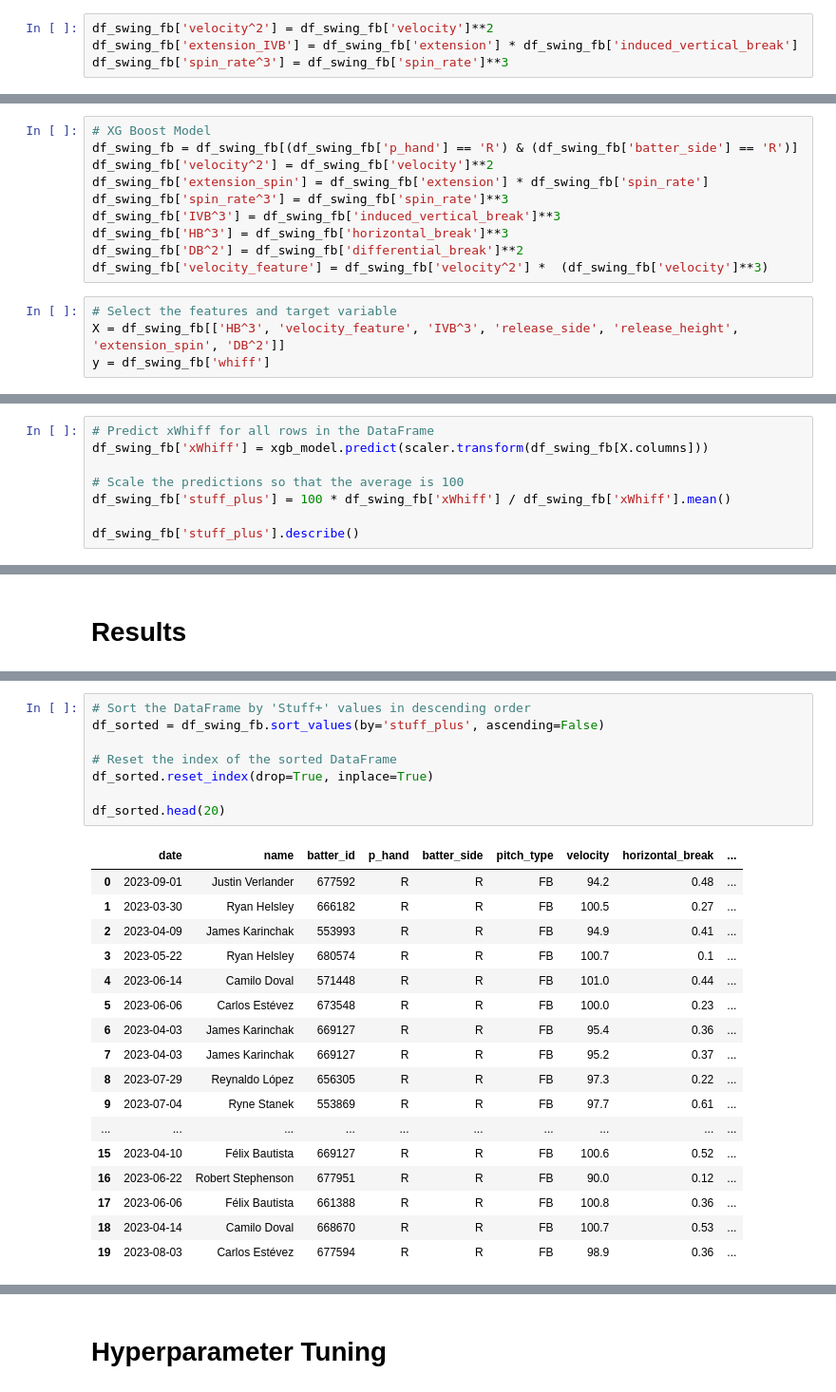
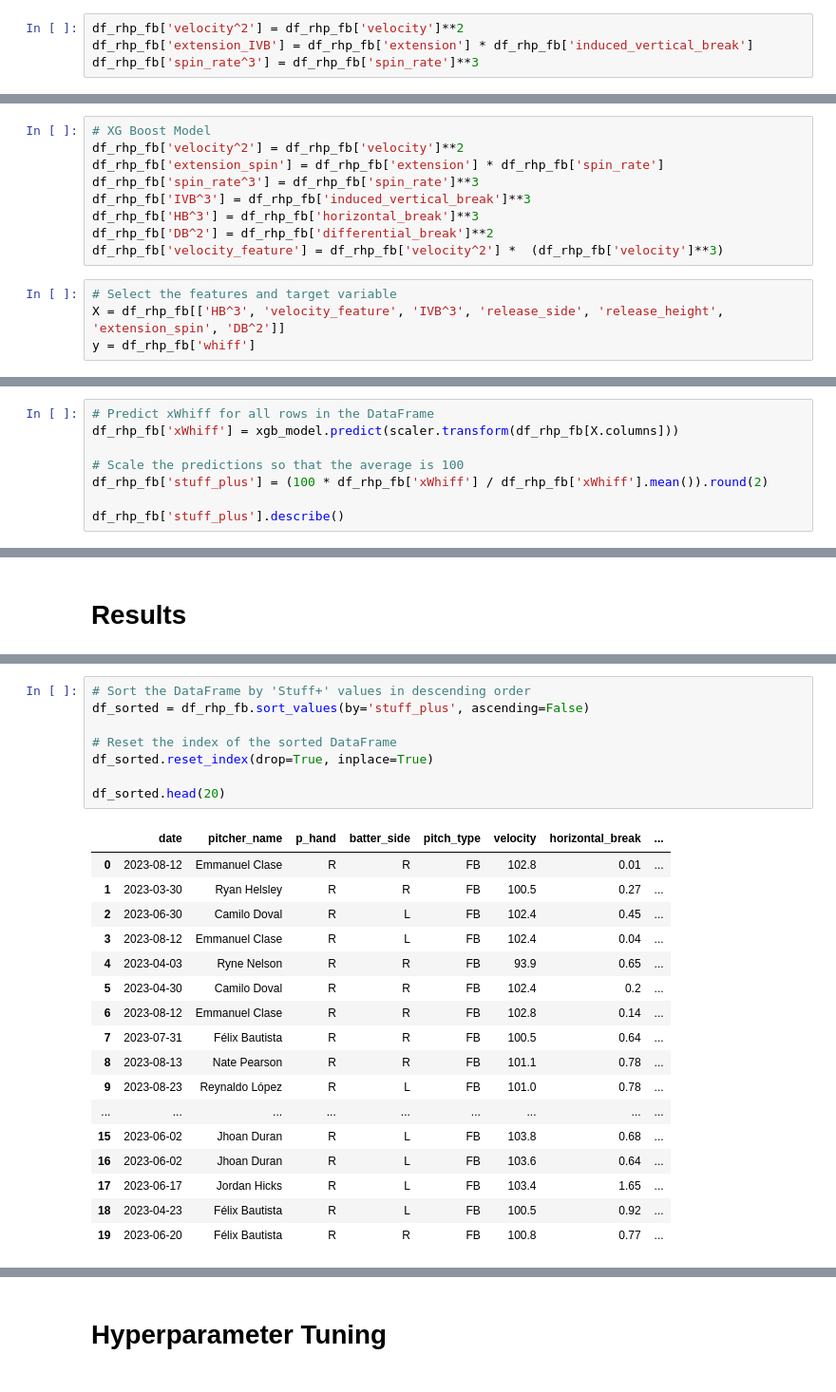
Before and after one commit to genocous/si_339_final_project, a Jupyter notebook: Python Code/stuff_plus.ipynb, the cells around one changed output, grey strips where cells are left out. Shown at 95% size. Saved outputs shown, nothing was run; the diff lists cells and outputs as text.

Commit message:
Edited videos in the videos folder, and continued to work on the model.

```diff
--- a/Python Code/stuff_plus.ipynb
+++ b/Python Code/stuff_plus.ipynb
@@ -274,6 +341,6 @@ plt.show()
 # %% [markdown]
 # **Running the Random Forest Model**
 # %%
-df_swing_fb['velocity^2'] = df_swing_fb['velocity']**2
-df_swing_fb['extension_IVB'] = df_swing_fb['extension'] * df_swing_fb['induced_vertical_break']
-df_swing_fb['spin_rate^3'] = df_swing_fb['spin_rate']**3
+df_rhp_fb['velocity^2'] = df_rhp_fb['velocity']**2
+df_rhp_fb['extension_IVB'] = df_rhp_fb['extension'] * df_rhp_fb['induced_vertical_break']
+df_rhp_fb['spin_rate^3'] = df_rhp_fb['spin_rate']**3
@@ -352,17 +403,16 @@ extension                 0.063733
 # %%
 # XG Boost Model
-df_swing_fb = df_swing_fb[(df_swing_fb['p_hand'] == 'R') & (df_swing_fb['batter_side'] == 'R')]
-df_swing_fb['velocity^2'] = df_swing_fb['velocity']**2
-df_swing_fb['extension_spin'] = df_swing_fb['extension'] * df_swing_fb['spin_rate']
-df_swing_fb['spin_rate^3'] = df_swing_fb['spin_rate']**3
-df_swing_fb['IVB^3'] = df_swing_fb['induced_vertical_break']**3
-df_swing_fb['HB^3'] = df_swing_fb['horizontal_break']**3
-df_swing_fb['DB^2'] = df_swing_fb['differential_break']**2
-df_swing_fb['velocity_feature'] = df_swing_fb['velocity^2'] *  (df_swing_fb['velocity']**3)
+df_rhp_fb['velocity^2'] = df_rhp_fb['velocity']**2
+df_rhp_fb['extension_spin'] = df_rhp_fb['extension'] * df_rhp_fb['spin_rate']
+df_rhp_fb['spin_rate^3'] = df_rhp_fb['spin_rate']**3
+df_rhp_fb['IVB^3'] = df_rhp_fb['induced_vertical_break']**3
+df_rhp_fb['HB^3'] = df_rhp_fb['horizontal_break']**3
+df_rhp_fb['DB^2'] = df_rhp_fb['differential_break']**2
+df_rhp_fb['velocity_feature'] = df_rhp_fb['velocity^2'] *  (df_rhp_fb['velocity']**3)
 # %%
 # Select the features and target variable
-X = df_swing_fb[['HB^3', 'velocity_feature', 'IVB^3', 'release_side', 'release_height', 'extension_spin', 'DB^2']]
-y = df_swing_fb['whiff']
+X = df_rhp_fb[['HB^3', 'velocity_feature', 'IVB^3', 'release_side', 'release_height', 'extension_spin', 'DB^2']]
+y = df_rhp_fb['whiff']
 # %%
 #X = df_swing_fb_sample[['velocity', 'horizontal_break', 'induced_vertical_break', 'release_side', 'release_dist_from_C', 'release_height', 'spin_axis', 'effective_velocity', 'spin_rate', 'extension', 'pitch_height', 'pitch_side', 'differential_break', 'velocity_diff', 'horizontal_break_diff', 'induced_vertical_break_diff']]
 
@@ -414,9 +466,9 @@ release_side        0.094386
 # %%
 # Predict xWhiff for all rows in the DataFrame
-df_swing_fb['xWhiff'] = xgb_model.predict(scaler.transform(df_swing_fb[X.columns]))
+df_rhp_fb['xWhiff'] = xgb_model.predict(scaler.transform(df_rhp_fb[X.columns]))
 
 # Scale the predictions so that the average is 100
-df_swing_fb['stuff_plus'] = 100 * df_swing_fb['xWhiff'] / df_swing_fb['xWhiff'].mean()
+df_rhp_fb['stuff_plus'] = (100 * df_rhp_fb['xWhiff'] / df_rhp_fb['xWhiff'].mean()).round(2)
 
-df_swing_fb['stuff_plus'].describe()
+df_rhp_fb['stuff_plus'].describe()
 # %% [output]
@@ -437,30 +489,30 @@ df_swing_fb['p_hand'].unique()
 array(['R'], dtype=object)
 # %%
 # Sort the DataFrame by 'Stuff+' values in descending order
-df_sorted = df_swing_fb.sort_values(by='stuff_plus', ascending=False)
+df_sorted = df_rhp_fb.sort_values(by='stuff_plus', ascending=False)
 
 # Reset the index of the sorted DataFrame
 df_sorted.reset_index(drop=True, inplace=True)
 
 df_sorted.head(20)
 # %% [output]
-|  | date | name | batter_id | p_hand | batter_side | pitch_type | velocity | horizontal_break | ... |
-| 0 | 2023-09-01 | Justin Verlander | 677592 | R | R | FB | 94.2 | 0.48 | ... |
-| 1 | 2023-03-30 | Ryan Helsley | 666182 | R | R | FB | 100.5 | 0.27 | ... |
-| 2 | 2023-04-09 | James Karinchak | 553993 | R | R | FB | 94.9 | 0.41 | ... |
-| 3 | 2023-05-22 | Ryan Helsley | 680574 | R | R | FB | 100.7 | 0.1 | ... |
-| 4 | 2023-06-14 | Camilo Doval | 571448 | R | R | FB | 101.0 | 0.44 | ... |
-| 5 | 2023-06-06 | Carlos Estévez | 673548 | R | R | FB | 100.0 | 0.23 | ... |
-| 6 | 2023-04-03 | James Karinchak | 669127 | R | R | FB | 95.4 | 0.36 | ... |
-| 7 | 2023-04-03 | James Karinchak | 669127 | R | R | FB | 95.2 | 0.37 | ... |
-| 8 | 2023-07-29 | Reynaldo López | 656305 | R | R | FB | 97.3 | 0.22 | ... |
-| 9 | 2023-07-04 | Ryne Stanek | 553869 | R | R | FB | 97.7 | 0.61 | ... |
-| ... | ... | ... | ... | ... | ... | ... | ... | ... | ... |
-| 15 | 2023-04-10 | Félix Bautista | 669127 | R | R | FB | 100.6 | 0.52 | ... |
-| 16 | 2023-06-22 | Robert Stephenson | 677951 | R | R | FB | 90.0 | 0.12 | ... |
-| 17 | 2023-06-06 | Félix Bautista | 661388 | R | R | FB | 100.8 | 0.36 | ... |
-| 18 | 2023-04-14 | Camilo Doval | 668670 | R | R | FB | 100.7 | 0.53 | ... |
-| 19 | 2023-08-03 | Carlos Estévez | 677594 | R | R | FB | 98.9 | 0.36 | ... |
+|  | date | pitcher_name | p_hand | batter_side | pitch_type | velocity | horizontal_break | ... |
+| 0 | 2023-08-12 | Emmanuel Clase | R | R | FB | 102.8 | 0.01 | ... |
+| 1 | 2023-03-30 | Ryan Helsley | R | R | FB | 100.5 | 0.27 | ... |
+| 2 | 2023-06-30 | Camilo Doval | R | L | FB | 102.4 | 0.45 | ... |
+| 3 | 2023-08-12 | Emmanuel Clase | R | L | FB | 102.4 | 0.04 | ... |
+| 4 | 2023-04-03 | Ryne Nelson | R | R | FB | 93.9 | 0.65 | ... |
+| 5 | 2023-04-30 | Camilo Doval | R | R | FB | 102.4 | 0.2 | ... |
+| 6 | 2023-08-12 | Emmanuel Clase | R | R | FB | 102.8 | 0.14 | ... |
+| 7 | 2023-07-31 | Félix Bautista | R | R | FB | 100.5 | 0.64 | ... |
+| 8 | 2023-08-13 | Nate Pearson | R | R | FB | 101.1 | 0.78 | ... |
+| 9 | 2023-08-23 | Reynaldo López | R | L | FB | 101.0 | 0.78 | ... |
+| ... | ... | ... | ... | ... | ... | ... | ... | ... |
+| 15 | 2023-06-02 | Jhoan Duran | R | L | FB | 103.8 | 0.68 | ... |
+| 16 | 2023-06-02 | Jhoan Duran | R | L | FB | 103.6 | 0.64 | ... |
+| 17 | 2023-06-17 | Jordan Hicks | R | L | FB | 103.4 | 1.65 | ... |
+| 18 | 2023-04-23 | Félix Bautista | R | L | FB | 100.5 | 0.92 | ... |
+| 19 | 2023-06-20 | Félix Bautista | R | R | FB | 100.8 | 0.77 | ... |
 20 rows × 35 columns
 # %%
 # Define the strike zone boundaries
```
Also changed, not shown: parts of 34 cells of this notebook, 11 other files.
